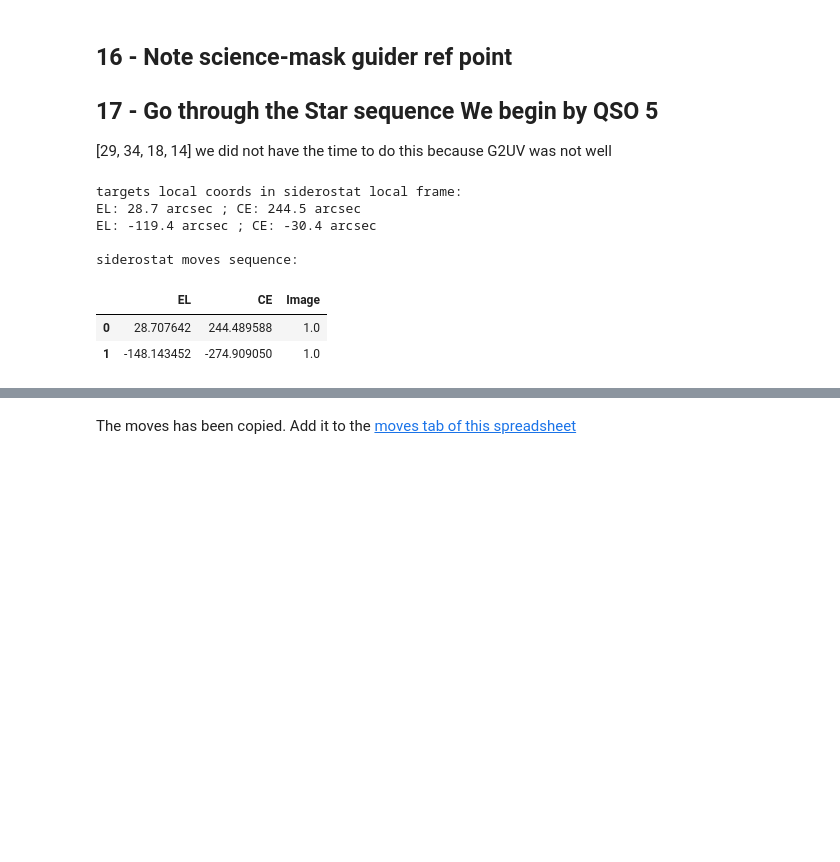
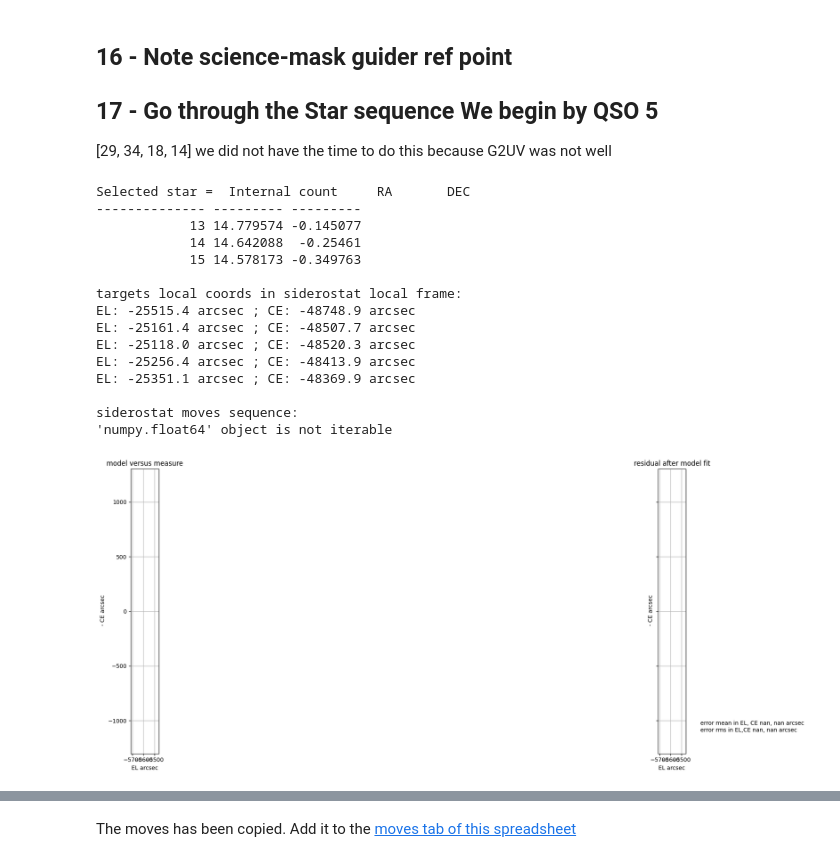
Before and after one commit to vpicouet/FireBallPipe, a Jupyter notebook: Notebook/2023/XY_2023_QSO_1_230621.ipynb, the cells around one changed output, grey strips where cells are left out. Saved outputs shown, nothing was run; the diff lists cells and outputs as text; code cells hidden in the pictures; blank space fills up the shorter version.

```diff
--- a/Notebook/2023/XY_2023_QSO_1_230621.ipynb
+++ b/Notebook/2023/XY_2023_QSO_1_230621.ipynb
@@ -434,7 +454,7 @@ slits_coord_obs = G2UV.detector2guider(slits_coord_obs_det, wave=obs_wave, angle
 slits_coord_obs
 slits_coord_obs = G2UV.detector2guider(slits_coord_obs_det, wave=obs_wave, angle=True  )
 weight = np.array( [1.]*16  + [1./(1. + 1e-1)]*16)
-G2UVcor, residuals = G2UV.update_model(slits_coord_valid[1:], slits_coord_obs[1:], plot=True, figsize=(12,7))#, labels=slits_valid
+G2UVcor, residuals = G2UV.update_model(slits_coord_valid[1:], slits_coord_obs[1:], plot=True, figsize=(12,7),selected_stars=stars_and_slits)#, labels=slits_valid
 
 
 moves, flags, slit_coords = G2UVcor.compute_autocoll_moves_slits(slits, F1, hystcomp = Hysteresis_compensation, CEg = CEg, Elg = Elg)
@@ -524,25 +546,38 @@ we did not have the time to do this because G2UV was not well
 # %%
 star_target_path = "Calibration/Targets/2022/GuidingStars/QSO_guidingstars.csv"
 # il faut que le centre soit bien defini à l'arcseconde pres.
-F1_stars = Table.read(star_target_path).to_pandas()
+# F1_stars = Table.read(star_target_path).to_pandas()
 # stars = [2, 4, 5, 6, 7]
-stars =  [13,14]#[2, 4, 5, 6, 7]
-selected_stars = Table.from_pandas((reduce(pd.DataFrame.append, map(lambda i: F1_stars[F1_stars['Internal count'] == i],stars))))
+# stars =  [13,14]#[2, 4, 5, 6, 7]
+selected_stars = F1_stars[abs(F1_stars["RA"]-np.nanmean(selected_slits["RA"]))<2]
+print("Selected star = ",selected_stars["Internal count","RA","DEC"])
+
+# selected_stars = Table.from_pandas((reduce(pd.DataFrame.append, map(lambda i: F1_stars[F1_stars['Internal count'] == i],stars))))
 # G2UVcor.FOV_center_guider_coord = 0.18182478, 0.00998363
 star_moves, flags, stars_coord = G2UVcor.compute_autocoll_move_stars(stars, F1_stars, hystcomp = Hysteresis_compensation, CEg = CEg, Elg = Elg)
 star_moves = pd.DataFrame(np.hstack((star_moves,flags[:,None])), columns=["EL","CE","Image"])
 star_moves.to_clipboard()
 selected_stars.to_pandas().to_clipboard()
 star_moves
+
+G2UVcor.plot_fit([], [],residuals=[], labels=None, sol=None, figsize=(15,8), quiverscale=10,G2UVcor=None,selected_stars=selected_stars)
 # %% [output]
+Selected star =  Internal count     RA       DEC
+-------------- --------- ---------
+            13 14.779574 -0.145077
+            14 14.642088  -0.25461
+            15 14.578173 -0.349763
+
 targets local coords in siderostat local frame:
-EL: 28.7 arcsec ; CE: 244.5 arcsec
-EL: -119.4 arcsec ; CE: -30.4 arcsec
+EL: -25515.4 arcsec ; CE: -48748.9 arcsec
+EL: -25161.4 arcsec ; CE: -48507.7 arcsec
+EL: -25118.0 arcsec ; CE: -48520.3 arcsec
+EL: -25256.4 arcsec ; CE: -48413.9 arcsec
+EL: -25351.1 arcsec ; CE: -48369.9 arcsec
 
 siderostat moves sequence:
+'numpy.float64' object is not iterable
-|  | EL | CE | Image |
-| 0 | 28.707642 | 244.489588 | 1.0 |
-| 1 | -148.143452 | -274.909050 | 1.0 |
+[figure, added]
 # %%
 stars_path = vstack((selected_stars,selected_stars[::-1]) )
 selected_stars['lon'] = [s.lon.deg*3600 for s in stars_coord]
```
Also changed, not shown: parts of 18 cells of this notebook, 30 other files.
